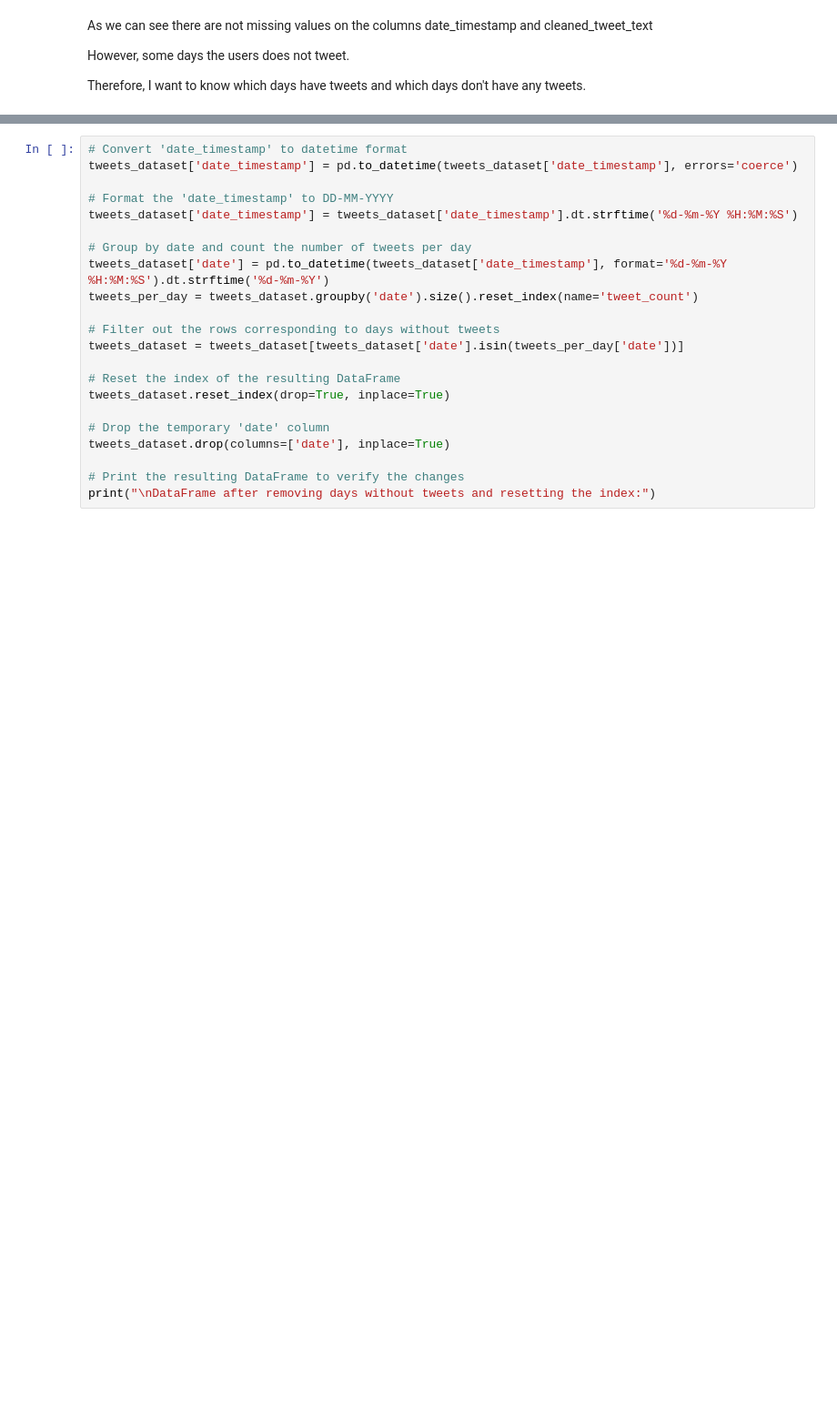
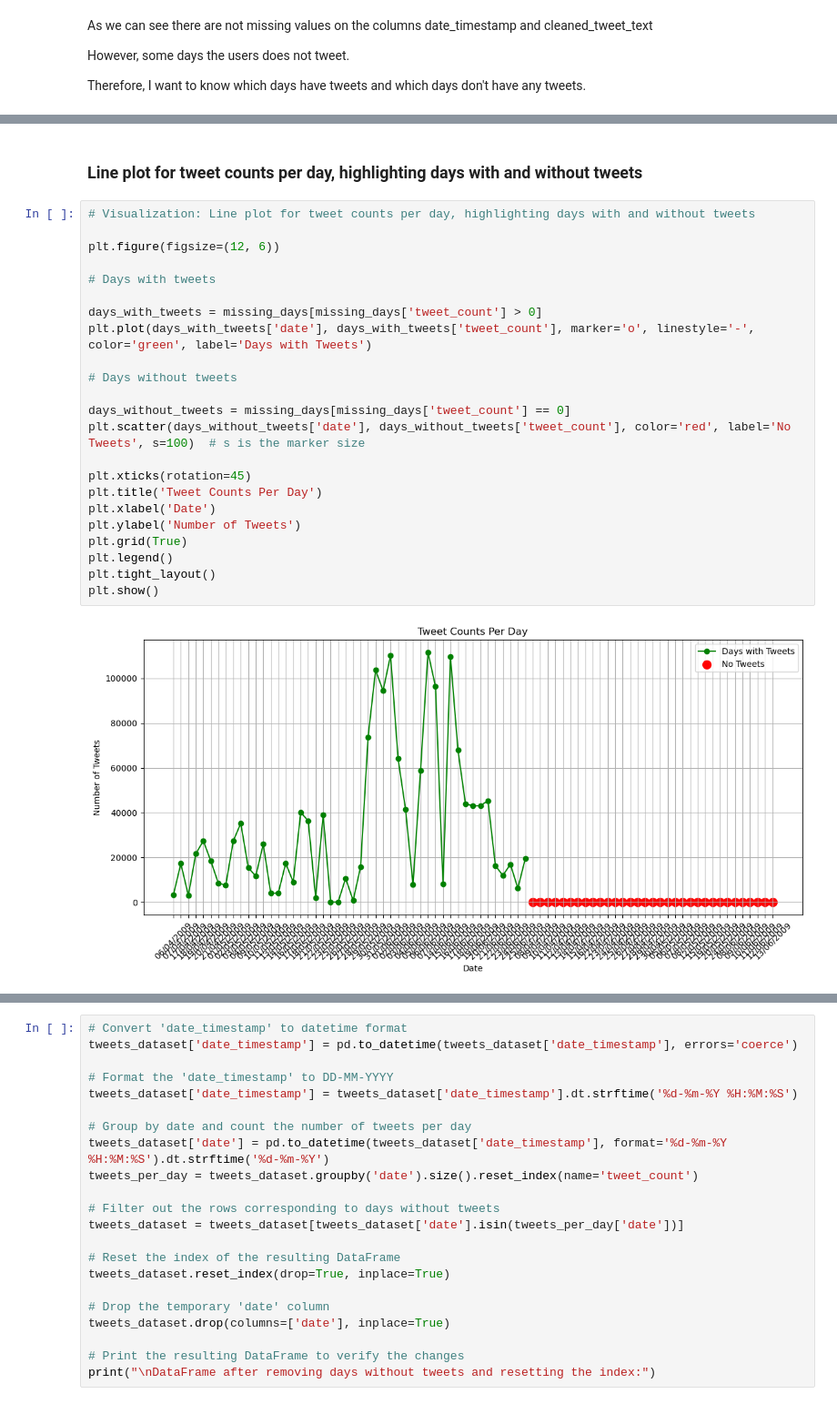
Before and after one commit to 2014222-student-cct-ie/2024--Semester-2--CA2, a Jupyter notebook: Part 1 - 2014222 - Semester 2 CA-02 -May 2024-.ipynb, the cells around one changed output, grey strips where cells are left out. Shown: that part at 91% size. Saved outputs shown, nothing was run; the diff lists cells and outputs as text; blank space fills up the shorter version.

```diff
--- a/Part 1 - 2014222 - Semester 2 CA-02 -May 2024-.ipynb
+++ b/Part 1 - 2014222 - Semester 2 CA-02 -May 2024-.ipynb
@@ -492,3 +519,30 @@ Days with tweets:
 68  13/06/2009          0.0
 
 DataFrame after removing days without tweets and resetting the index:
+# %% [markdown]
+### Line plot for tweet counts per day, highlighting days with and without tweets
+# %%
+# Visualization: Line plot for tweet counts per day, highlighting days with and without tweets
+
+plt.figure(figsize=(12, 6))
+
+# Days with tweets
+
+days_with_tweets = missing_days[missing_days['tweet_count'] > 0]
+plt.plot(days_with_tweets['date'], days_with_tweets['tweet_count'], marker='o', linestyle='-', color='green', label='Days with Tweets')
+
+# Days without tweets
+
+days_without_tweets = missing_days[missing_days['tweet_count'] == 0]
+plt.scatter(days_without_tweets['date'], days_without_tweets['tweet_count'], color='red', label='No Tweets', s=100)  # s is the marker size
+
+plt.xticks(rotation=45)
+plt.title('Tweet Counts Per Day')
+plt.xlabel('Date')
+plt.ylabel('Number of Tweets')
+plt.grid(True)
+plt.legend()
+plt.tight_layout()
+plt.show()
+# %% [output]
+[figure, added]
```
Also changed, not shown: parts of 21 cells of this notebook.
